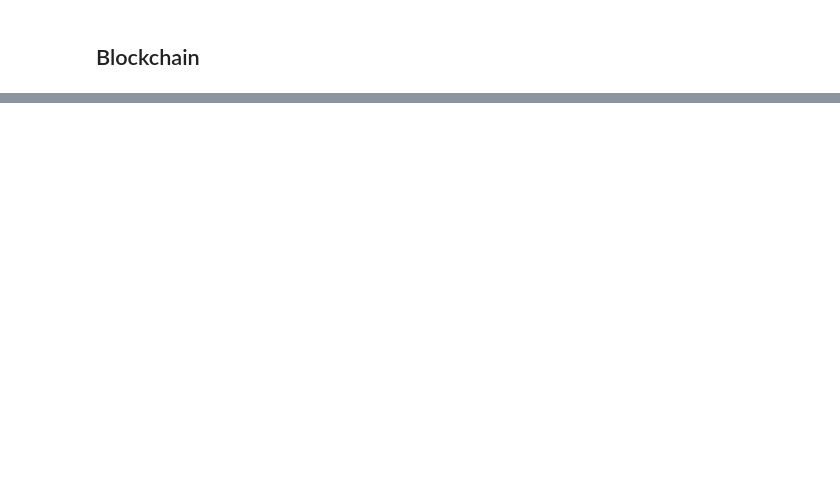
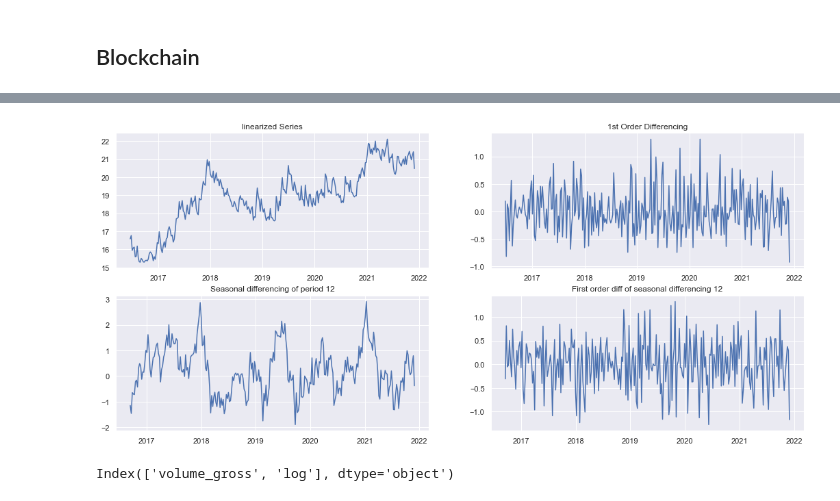
Before and after one commit to michelangelo89/btc_sent_fc, a Jupyter notebook: notebooks/EDA.ipynb, the cells around one changed output, grey strips where cells are left out. Cells and saved outputs as stored; diff of their text form; code cells hidden in the pictures; blank space fills up the shorter version.

```diff
--- a/notebooks/EDA.ipynb
+++ b/notebooks/EDA.ipynb
@@ -72,0 +107,3 @@ df_json.columns = ['nvt']
+# %%
+data_path = '../raw_data/additional'
+coinbase_v = pd.read_csv(os.path.join(data_path, 'coinbase_2014-2021.csv'), index_col=0 ,parse_dates=True)
@@ -72,0 +137,18 @@ df_json.columns = ['nvt']
+# %%
+import math
+import scipy as sp
+from scipy import stats
+import numpy as np
+import pandas as pd
+import matplotlib.pyplot as plt
+import statsmodels.api as sm
+import seaborn as sns
+sns.set()
+
+from sklearn.preprocessing import StandardScaler,RobustScaler
+
+from statsmodels.graphics.tsaplots import plot_acf
+from statsmodels.graphics.tsaplots import plot_pacf
+from statsmodels.tsa.stattools import kpss
+
+import warnings
@@ -72,0 +195,4 @@ df_json.columns = ['nvt']
+# %%
+target = coinbase_v.loc['2016-06-14':][['volume_gross']]
+# %%
+target_week = target.resample('w').mean()
@@ -72,0 +205,25 @@ df_json.columns = ['nvt']
+# %%
+fig, axs = plt.subplots(2, 2, figsize=(18,8))
+# keeping just log transform to stay ~ linear
+target_week['log'] = np.log(target_week.values)
+
+# linearized series
+axs[0,0].plot(target_week.log); axs[0,0].set_title('linearized Series')
+
+# Normal differencing
+axs[0,1].plot(target_week.log.diff(1)); axs[0,1].set_title('1st Order Differencing')
+
+# Seasonal differencing
+axs[1,0].plot(target_week.log.diff(12))
+axs[1,0].set_title('Seasonal differencing of period 12')
+
+# Sesonal + Normal differencing
+axs[1,1].plot(target_week.log.diff(12).diff(1))
+axs[1,1].set_title('First order diff of seasonal differencing 12');
+# %% [output]
+[figure, added]
+# %%
+int(len(df_week_scaled)/2)
+target_week.columns
+# %% [output]
+Index(['volume_gross', 'log'], dtype='object')
```
Also changed, not shown: parts of 41 cells of this notebook, 2 other files.
